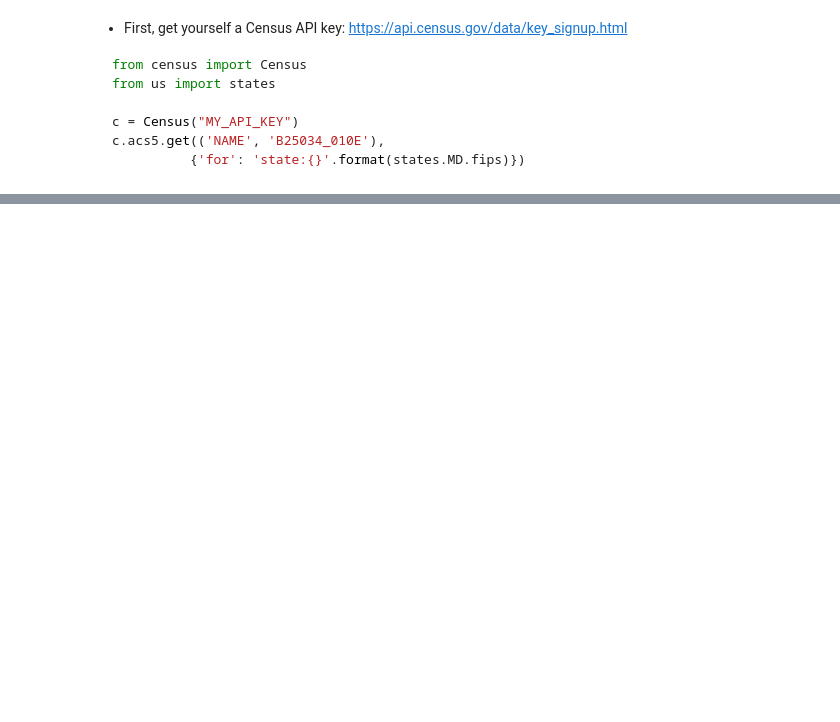
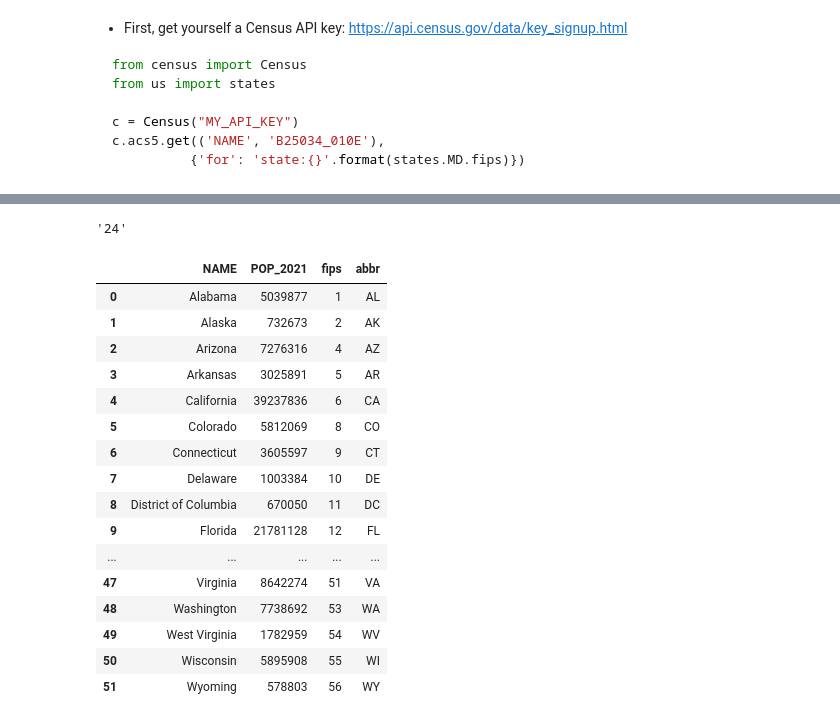
Before and after one commit to jirvingphd/predicting-the-pandemic, a Jupyter notebook: updating_and_testing_app.ipynb, the cells around one changed output, grey strips where cells are left out. Drawn from its saved outputs; the diff is of its cells as text; code cells hidden in the pictures; blank space fills up the shorter version.

```diff
--- a/updating_and_testing_app.ipynb
+++ b/updating_and_testing_app.ipynb
@@ -1250,0 +1271,3 @@ c.acs5.get(('NAME', 'B25034_010E'),
+# %%
+resp = requests.get(url_ex)
+resp.status_code
@@ -1250,0 +1276,3 @@ c.acs5.get(('NAME', 'B25034_010E'),
+# %%
+res_json = resp.json()
+res_json
@@ -1250,0 +1297,61 @@ c.acs5.get(('NAME', 'B25034_010E'),
+# %%
+pop_df = pd.DataFrame(res_json[1:],columns=res_json[0])
+# %%
+import us
+state = us.states.lookup('maryland')
+state.fips
+# %% [output]
+'24'
+# %%
+import json, requests,us
+# with open('/Users/codingdojo/.secret/census.json') as f:
+#     login = json.load(f)
+# login.keys()
+
+def get_state_pop_data(use_env_var=True, api_cred_file = '/Users/codingdojo/.secret/census.json'):
+
+    if use_env_var:
+        login = {'api-key': os.environ['CENSUS_API_KEY']}
+
+    else:
+        with open(api_cred_file) as f:
+            login = json.load(f)
+
+
+    url_ex = f"https://api.census.gov/data/2021/pep/population?get=NAME,POP_2021&for=state:*&key={login['api-key']}"
+    resp = requests.get(url_ex)
+
+    ## Convert result to dataframe
+    res_json = resp.json()
+    pop_df = pd.DataFrame(res_json[1:],columns=res_json[0])
+
+    ## Add state abbrev
+    pop_df["abbr"] = pop_df['NAME'].map(lambda x: us.states.lookup(x.lower()).abbr)
+    pop_df.rename({'state':'fips'},axis=1, inplace=True)
+    pop_df = pop_df.sort_values('NAME')
+    pop_df = pop_df.reset_index(drop=True)
+
+    pop_df['POP_2021'] = pop_df['POP_2021'].astype(int)
+    pop_df['fips'] = pop_df['fips'].astype(int)
+    return pop_df
+# %%
+df_pop = get_state_pop_data()
+df_pop.sort_values('NAME')
+# %% [output]
+|  | NAME | POP_2021 | fips | abbr |
+| 0 | Alabama | 5039877 | 1 | AL |
+| 1 | Alaska | 732673 | 2 | AK |
+| 2 | Arizona | 7276316 | 4 | AZ |
+| 3 | Arkansas | 3025891 | 5 | AR |
+| 4 | California | 39237836 | 6 | CA |
+| 5 | Colorado | 5812069 | 8 | CO |
+| 6 | Connecticut | 3605597 | 9 | CT |
+| 7 | Delaware | 1003384 | 10 | DE |
+| 8 | District of Columbia | 670050 | 11 | DC |
+| 9 | Florida | 21781128 | 12 | FL |
+| ... | ... | ... | ... | ... |
+| 47 | Virginia | 8642274 | 51 | VA |
+| 48 | Washington | 7738692 | 53 | WA |
+| 49 | West Virginia | 1782959 | 54 | WV |
+| 50 | Wisconsin | 5895908 | 55 | WI |
+| 51 | Wyoming | 578803 | 56 | WY |
```
Also changed, not shown: parts of 37 cells of this notebook, 5 other files.
